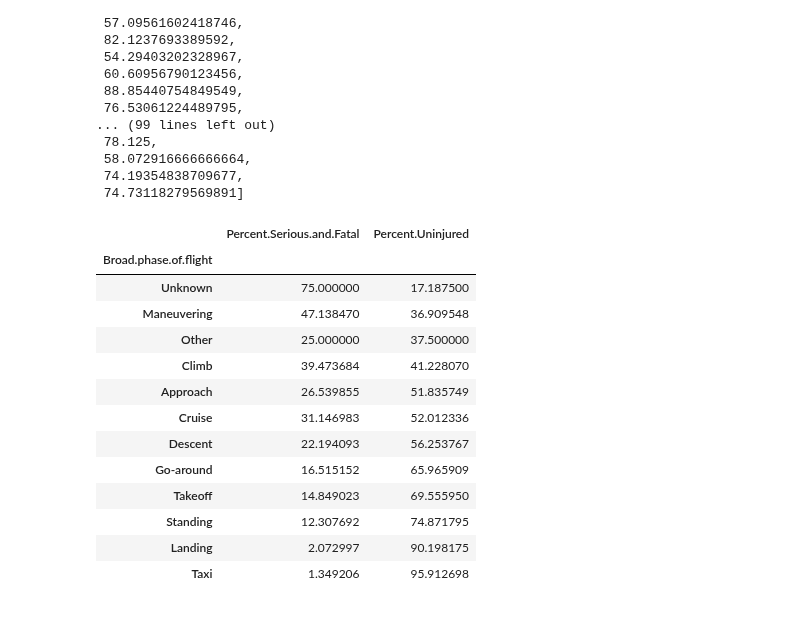
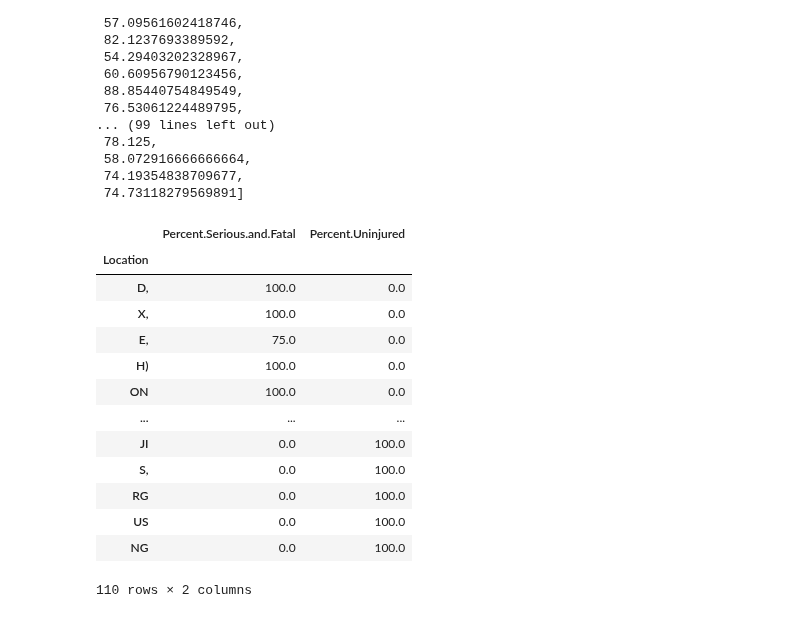
Before and after one commit to learn-co-curriculum/dsc-phase-1-project-v3, a Jupyter notebook: Data_Exploration_Cleaning.ipynb, the cells around one changed output. Cells and saved outputs as stored; diff of their text form; code cells hidden in the pictures.

Commit message:
little more Data Exploration and starting visualization

```diff
--- a/Data_Exploration_Cleaning.ipynb
+++ b/Data_Exploration_Cleaning.ipynb
@@ -98,7 +99,7 @@ dtype: int64
 
 #columns to drop: 'Latitude', 'Longitude', 'Airport.Code', 'Airport.Name', 'Accident.Number', 'Registration.Number', 'Country', 'Publication Date', 'Registration Number', 'Air Carrier', 'Report Status'
 # %%
-columns_to_drop = ['Latitude', 'Longitude', 'Airport.Code', 'Airport.Name', 'Accident.Number', 'Registration.Number', 'Country',
+columns_to_drop = ['Airport.Code', 'Airport.Name', 'Accident.Number', 'Registration.Number', 'Country',
                    'Publication.Date', 'Registration.Number', 'Air.carrier']
 df_columns_dropped = df.drop(columns_to_drop, axis = 1)
 # %%
@@ -499,21 +505,41 @@ weather_condition.sort_values(by = 'Percent.Uninjured', inplace = True)
 broad_phase_of_flight = df_trimmed.pivot_table(index = ['Broad.phase.of.flight'], values = ['Percent.Uninjured', 'Percent.Serious.and.Fatal'], aggfunc = 'mean')
 broad_phase_of_flight.sort_values(by = 'Percent.Uninjured', inplace = True)
 # %%
-broad_phase_of_flight
+#cleaning location data to just US crashes
+
+state_list = [ 'AK', 'AL', 'AR', 'AZ', 'CA', 'CO', 'CT', 'DC', 'DE', 'FL', 'GA',
+           'HI', 'IA', 'ID', 'IL', 'IN', 'KS', 'KY', 'LA', 'MA', 'MD', 'ME',
+           'MI', 'MN', 'MO', 'MS', 'MT', 'NC', 'ND', 'NE', 'NH', 'NJ', 'NM',
+           'NV', 'NY', 'OH', 'OK', 'OR', 'PA', 'PR' 'RI', 'SC', 'SD', 'TN', 'TX',
+              'UT', 'VA', 'VT', 'WA', 'WI', 'WV', 'WY']
+
+
+df_trimmed['Location'] = df_trimmed['Location'].str.upper()
+df_trimmed['Location'] = df_trimmed['Location'].str.upper()
+
+df_trimmed[df_trimmed['Location'].str[-2:].isin(state_list)]
+df_trimmed['Location'] = df_trimmed['Location'].str[-2:]
+
+
+df_trimmed['Location'].value_counts()
+
+location_of_flight = df_trimmed.pivot_table(index = ['Location'], values = ['Percent.Uninjured', 'Percent.Serious.and.Fatal'], aggfunc = 'mean')
+location_of_flight.sort_values(by = 'Percent.Uninjured', inplace = True)
+location_of_flight
 # %% [output]
 |  | Percent.Serious.and.Fatal | Percent.Uninjured |
-| Broad.phase.of.flight |  |  |
-| Unknown | 75.000000 | 17.187500 |
-| Maneuvering | 47.138470 | 36.909548 |
-| Other | 25.000000 | 37.500000 |
-| Climb | 39.473684 | 41.228070 |
-| Approach | 26.539855 | 51.835749 |
-| Cruise | 31.146983 | 52.012336 |
-| Descent | 22.194093 | 56.253767 |
-| Go-around | 16.515152 | 65.965909 |
-| Takeoff | 14.849023 | 69.555950 |
-| Standing | 12.307692 | 74.871795 |
-| Landing | 2.072997 | 90.198175 |
-| Taxi | 1.349206 | 95.912698 |
+| Location |  |  |
+| D, | 100.0 | 0.0 |
+| X, | 100.0 | 0.0 |
+| E, | 75.0 | 0.0 |
+| H) | 100.0 | 0.0 |
+| ON | 100.0 | 0.0 |
+| ... | ... | ... |
+| JI | 0.0 | 100.0 |
+| S, | 0.0 | 100.0 |
+| RG | 0.0 | 100.0 |
+| US | 0.0 | 100.0 |
+| NG | 0.0 | 100.0 |
+110 rows × 2 columns
 # %%
 df_trimmed['Percent.Serious.and.Fatal'].value_counts()
```
Also changed, not shown: parts of 12 cells of this notebook, 2 other files.
